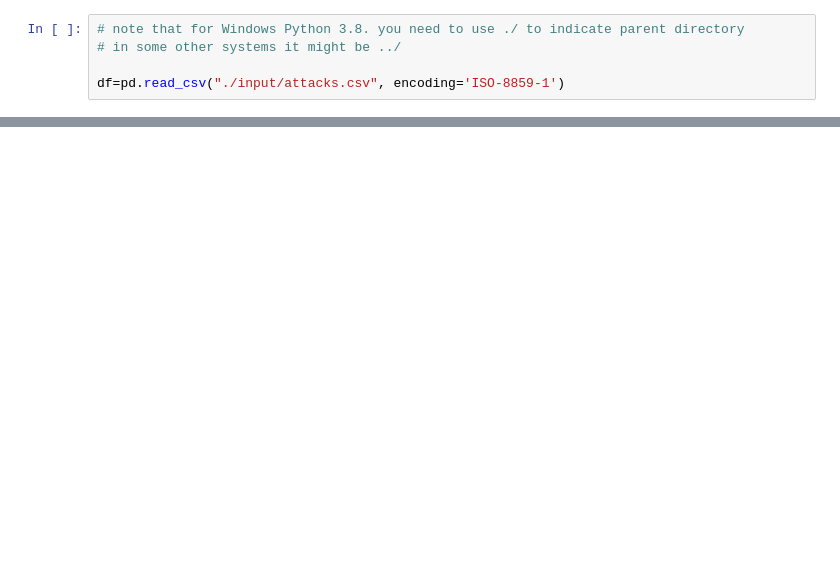
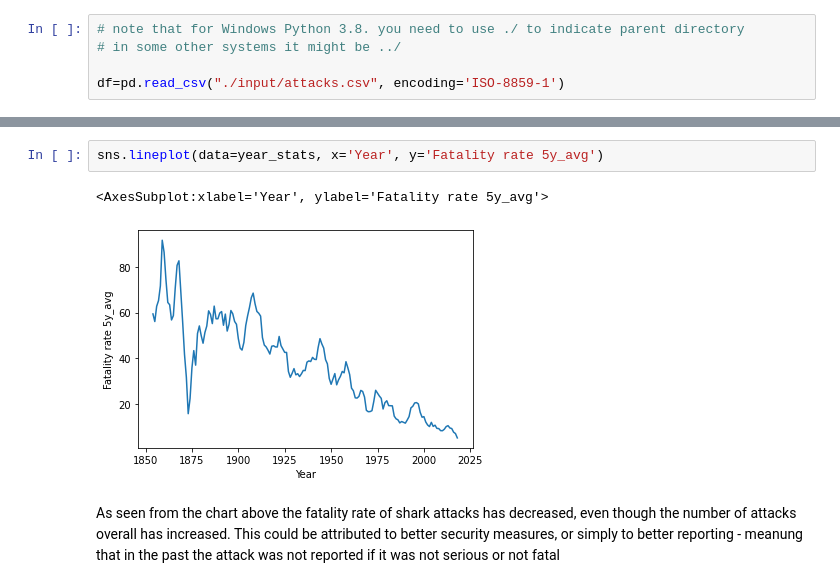
Before and after one commit to berserkus/shark_atacks_project, a Jupyter notebook: Main.ipynb, the cells around one changed output, grey strips where cells are left out. Drawn from its saved outputs; the diff is of its cells as text; blank space fills up the shorter version.

```diff
--- a/Main.ipynb
+++ b/Main.ipynb
@@ -349,0 +94,7 @@ sum(top_50_countries)
+# %%
+sns.lineplot(data=year_stats, x='Year', y='Fatality rate 5y_avg')
+# %% [output]
+<AxesSubplot:xlabel='Year', ylabel='Fatality rate 5y_avg'>
+[figure, added]
+# %% [markdown]
+As seen from the chart above the fatality rate of shark attacks has decreased, even though the number of attacks overall has increased. This could be attributed to better security measures, or simply to better reporting - meanung that in the past the attack was not reported if it was not serious or not fatal
```
Also changed, not shown: parts of 78 cells of this notebook.
